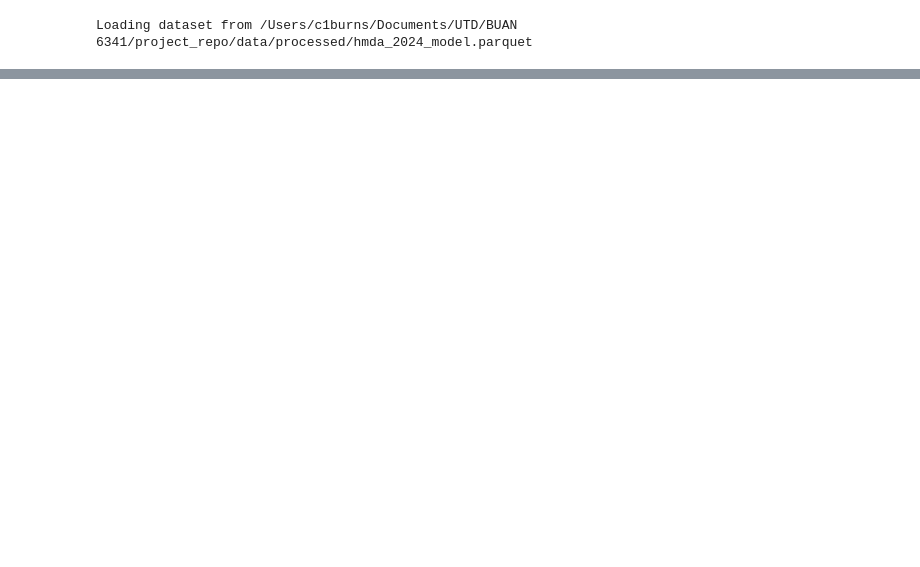
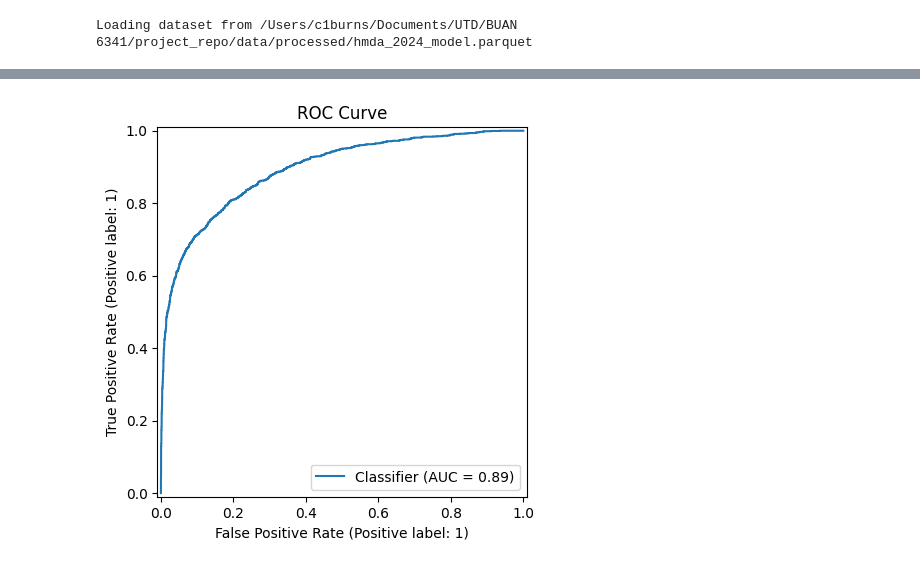
Before and after one commit to emma-hockett/6341_Project, a Jupyter notebook: notebooks/04b_random_forest.ipynb, the cells around one changed output, grey strips where cells are left out. Cells and saved outputs as stored; diff of their text form; code cells hidden in the pictures; blank space fills up the shorter version.

Commit message:
Added viz to random forest

```diff
--- a/notebooks/04b_random_forest.ipynb
+++ b/notebooks/04b_random_forest.ipynb
@@ -68,0 +78,5 @@ Test Performance:
+# %%
+# ROC Curve
+mh.draw_roc_curve(y_test, y_prob, "random_forest_roc")
+# %% [output]
+[figure, added]
```
Also changed, not shown: parts of 5 cells of this notebook, 8 other files.
